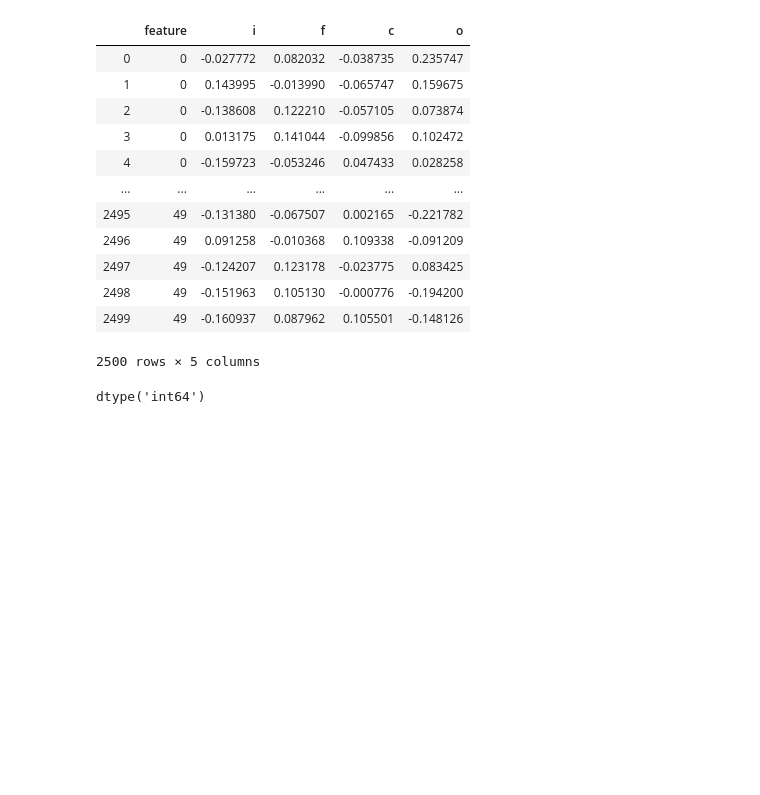
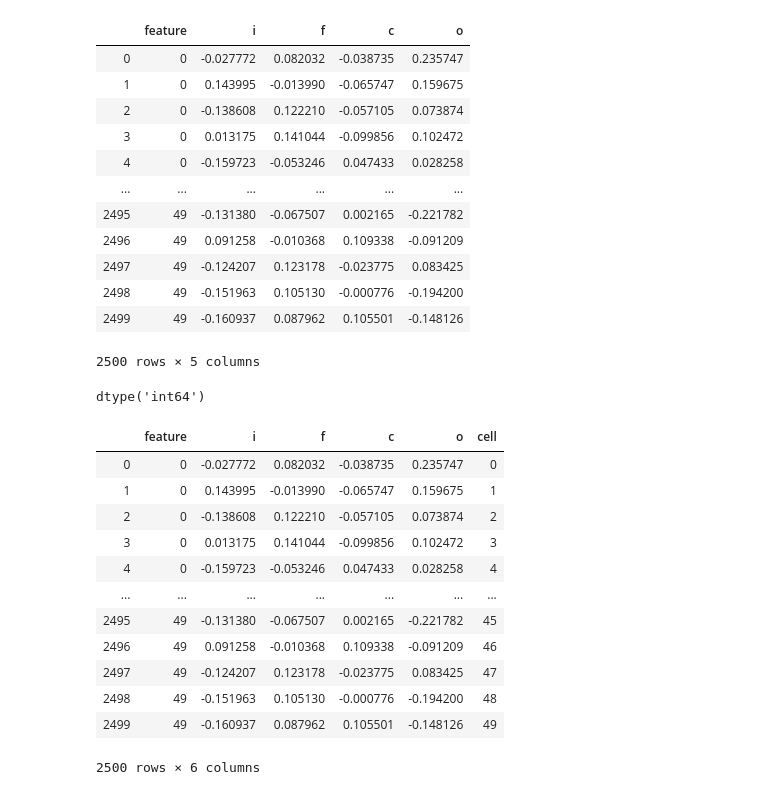
Before and after one commit to gj0706/my_research, a Jupyter notebook: neural_network/data_process.ipynb, the cells around one changed output. Cells and saved outputs as stored; diff of their text form; code cells hidden in the pictures; blank space fills up the shorter version.

```diff
--- a/neural_network/data_process.ipynb
+++ b/neural_network/data_process.ipynb
@@ -137,3 +172,21 @@ w2_flatten
 w2_flatten['feature'].dtype
 # %% [output]
 dtype('int64')
+# %%
+cell = list(range(50)) * 50
+w2_flatten['cell'] = cell
+w2_flatten
+# %% [output]
+|  | feature | i | f | c | o | cell |
+| 0 | 0 | -0.027772 | 0.082032 | -0.038735 | 0.235747 | 0 |
+| 1 | 0 | 0.143995 | -0.013990 | -0.065747 | 0.159675 | 1 |
+| 2 | 0 | -0.138608 | 0.122210 | -0.057105 | 0.073874 | 2 |
+| 3 | 0 | 0.013175 | 0.141044 | -0.099856 | 0.102472 | 3 |
+| 4 | 0 | -0.159723 | -0.053246 | 0.047433 | 0.028258 | 4 |
+| ... | ... | ... | ... | ... | ... | ... |
+| 2495 | 49 | -0.131380 | -0.067507 | 0.002165 | -0.221782 | 45 |
+| 2496 | 49 | 0.091258 | -0.010368 | 0.109338 | -0.091209 | 46 |
+| 2497 | 49 | -0.124207 | 0.123178 | -0.023775 | 0.083425 | 47 |
+| 2498 | 49 | -0.151963 | 0.105130 | -0.000776 | -0.194200 | 48 |
+| 2499 | 49 | -0.160937 | 0.087962 | 0.105501 | -0.148126 | 49 |
+2500 rows × 6 columns
```
Also changed, not shown: parts of 6 cells of this notebook.
